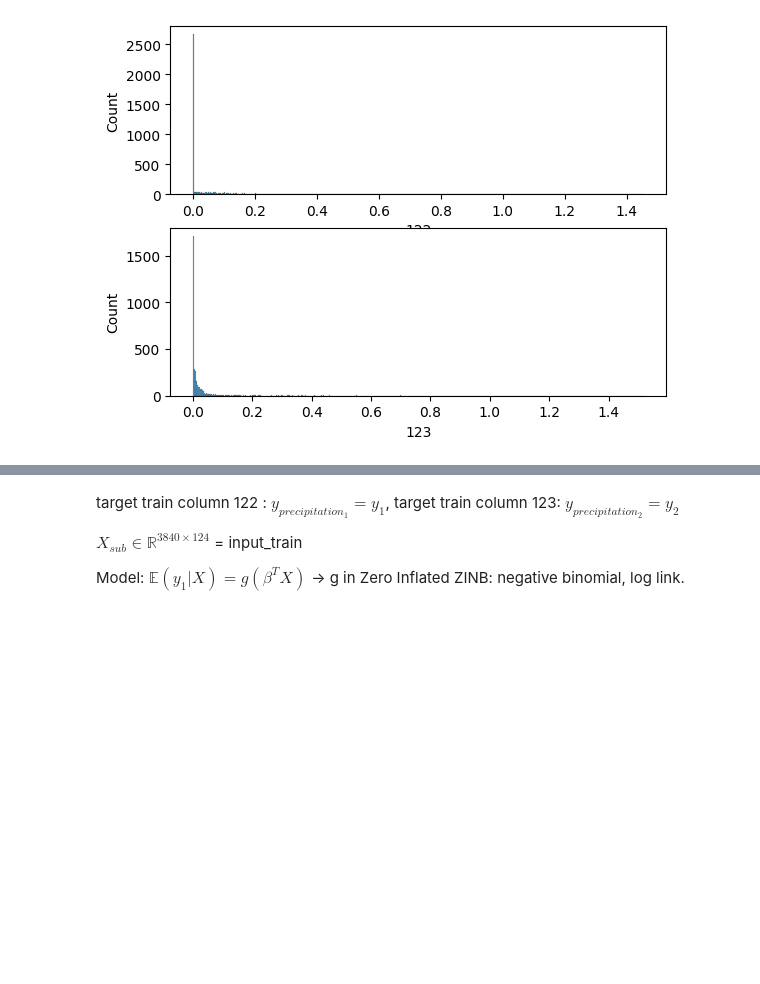
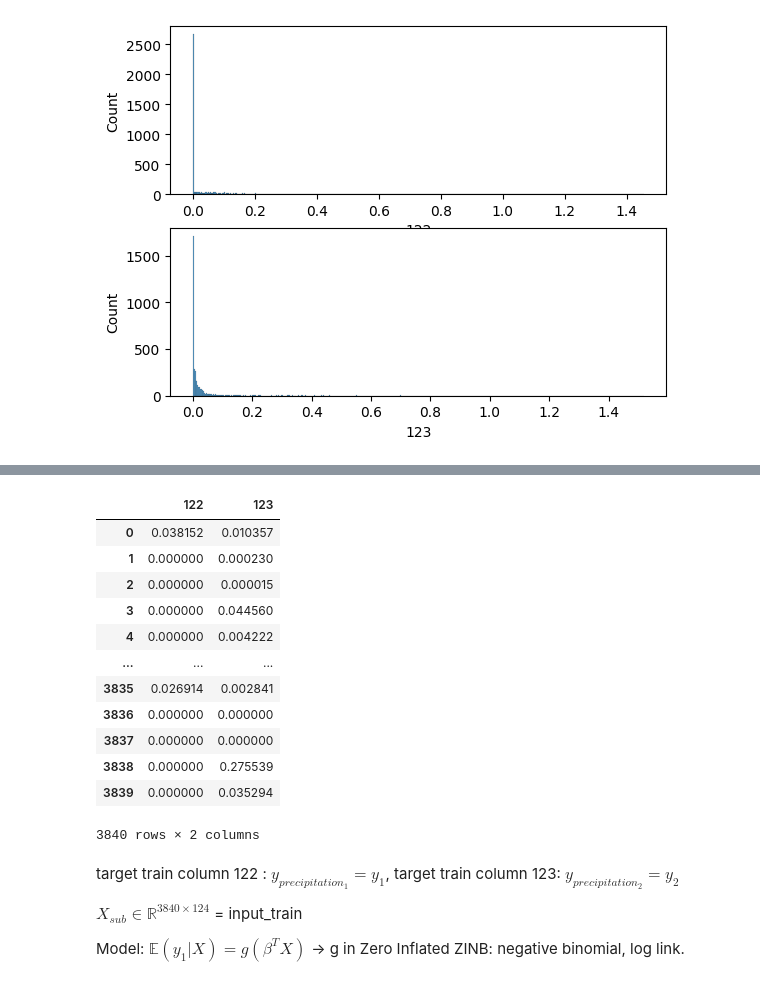
Before and after one commit to mzhiao/Project3-ClimSim-Fall2023-Group-3, a Jupyter notebook: doc/Challenge_2.ipynb, the cells around one changed output, grey strips where cells are left out. Cells and saved outputs as stored; diff of their text form; code cells hidden in the pictures; blank space fills up the shorter version.

```diff
--- a/doc/Challenge_2.ipynb
+++ b/doc/Challenge_2.ipynb
@@ -132,3 +176,19 @@ target_val_sub=tmp1.loc[:,122:123]
+# %%
+target_val_sub
+# %% [output]
+|  | 122 | 123 |
+| 0 | 0.038152 | 0.010357 |
+| 1 | 0.000000 | 0.000230 |
+| 2 | 0.000000 | 0.000015 |
+| 3 | 0.000000 | 0.044560 |
+| 4 | 0.000000 | 0.004222 |
+| ... | ... | ... |
+| 3835 | 0.026914 | 0.002841 |
+| 3836 | 0.000000 | 0.000000 |
+| 3837 | 0.000000 | 0.000000 |
+| 3838 | 0.000000 | 0.275539 |
+| 3839 | 0.000000 | 0.035294 |
+3840 rows × 2 columns
 # %% [markdown]
 target train column 122 : $y_{precipitation_1} = y_1$, target train column 123: $y_{precipitation_2} = y_2$
 
```
Also changed, not shown: parts of 27 cells of this notebook.
